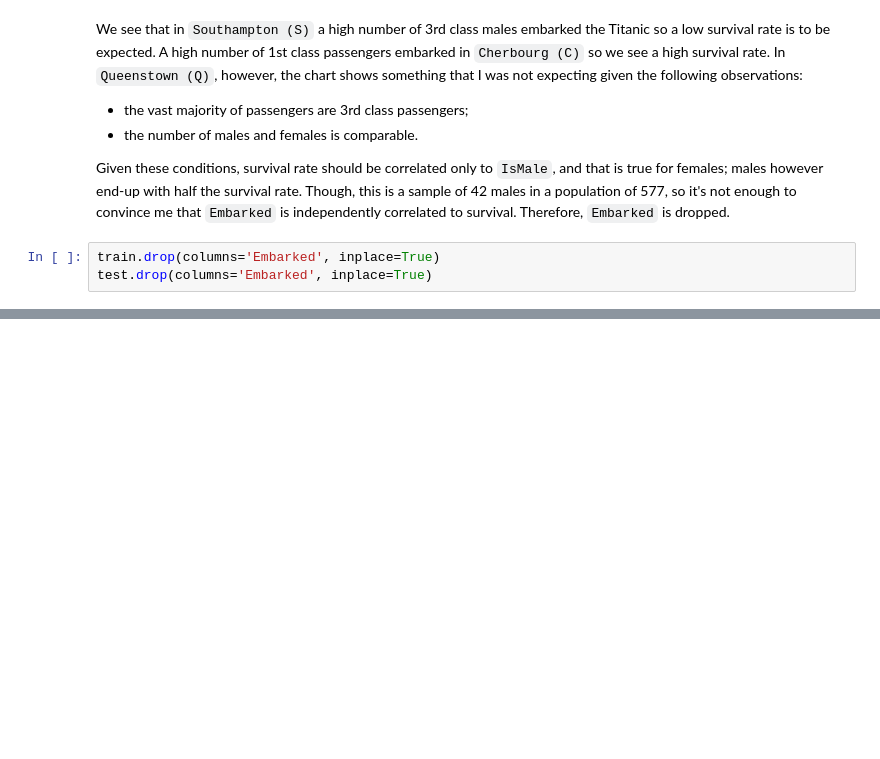
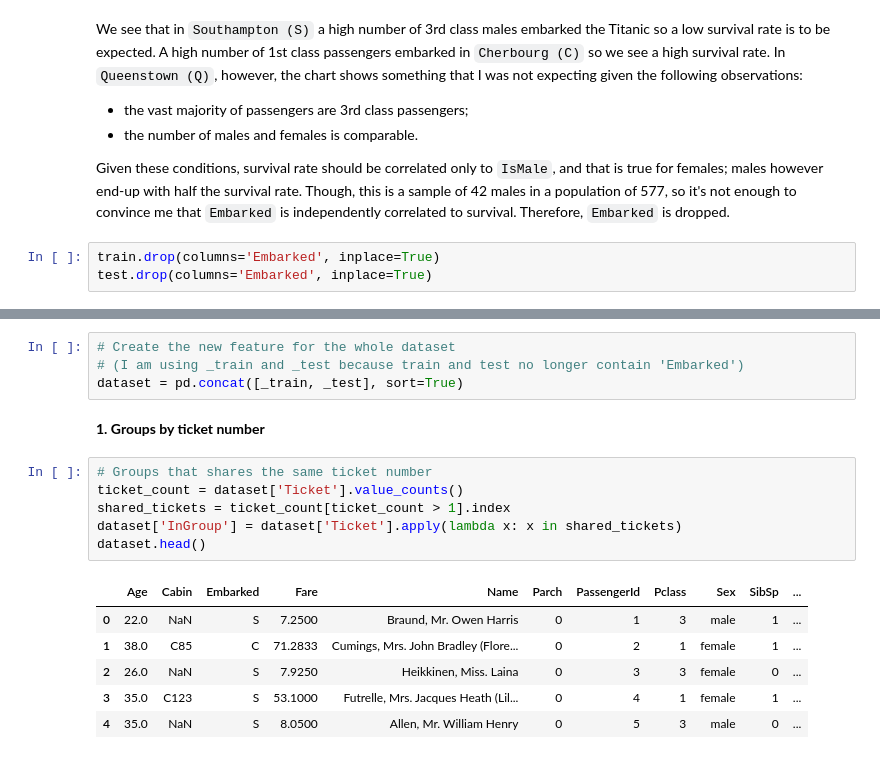
Before and after one commit to davidtvs/kaggle-titanic, a Jupyter notebook: titanic.ipynb, the cells around one changed output, grey strips where cells are left out. Cells and saved outputs as stored; diff of their text form; blank space fills up the shorter version.

```diff
--- a/titanic.ipynb
+++ b/titanic.ipynb
@@ -368,0 +379,19 @@ test.drop(columns='Embarked', inplace=True)
+# %%
+# Create the new feature for the whole dataset
+# (I am using _train and _test because train and test no longer contain 'Embarked')
+dataset = pd.concat([_train, _test], sort=True)
+# %% [markdown]
+**1. Groups by ticket number**
+# %%
+# Groups that shares the same ticket number
+ticket_count = dataset['Ticket'].value_counts()
+shared_tickets = ticket_count[ticket_count > 1].index
+dataset['InGroup'] = dataset['Ticket'].apply(lambda x: x in shared_tickets)
+dataset.head()
+# %% [output]
+|  | Age | Cabin | Embarked | Fare | Name | Parch | PassengerId | Pclass | Sex | SibSp | ... |
+| 0 | 22.0 | NaN | S | 7.2500 | Braund, Mr. Owen Harris | 0 | 1 | 3 | male | 1 | ... |
+| 1 | 38.0 | C85 | C | 71.2833 | Cumings, Mrs. John Bradley (Flore... | 0 | 2 | 1 | female | 1 | ... |
+| 2 | 26.0 | NaN | S | 7.9250 | Heikkinen, Miss. Laina | 0 | 3 | 3 | female | 0 | ... |
+| 3 | 35.0 | C123 | S | 53.1000 | Futrelle, Mrs. Jacques Heath (Lil... | 0 | 4 | 1 | female | 1 | ... |
+| 4 | 35.0 | NaN | S | 8.0500 | Allen, Mr. William Henry | 0 | 5 | 3 | male | 0 | ... |
```
Also changed, not shown: parts of 11 cells of this notebook.
